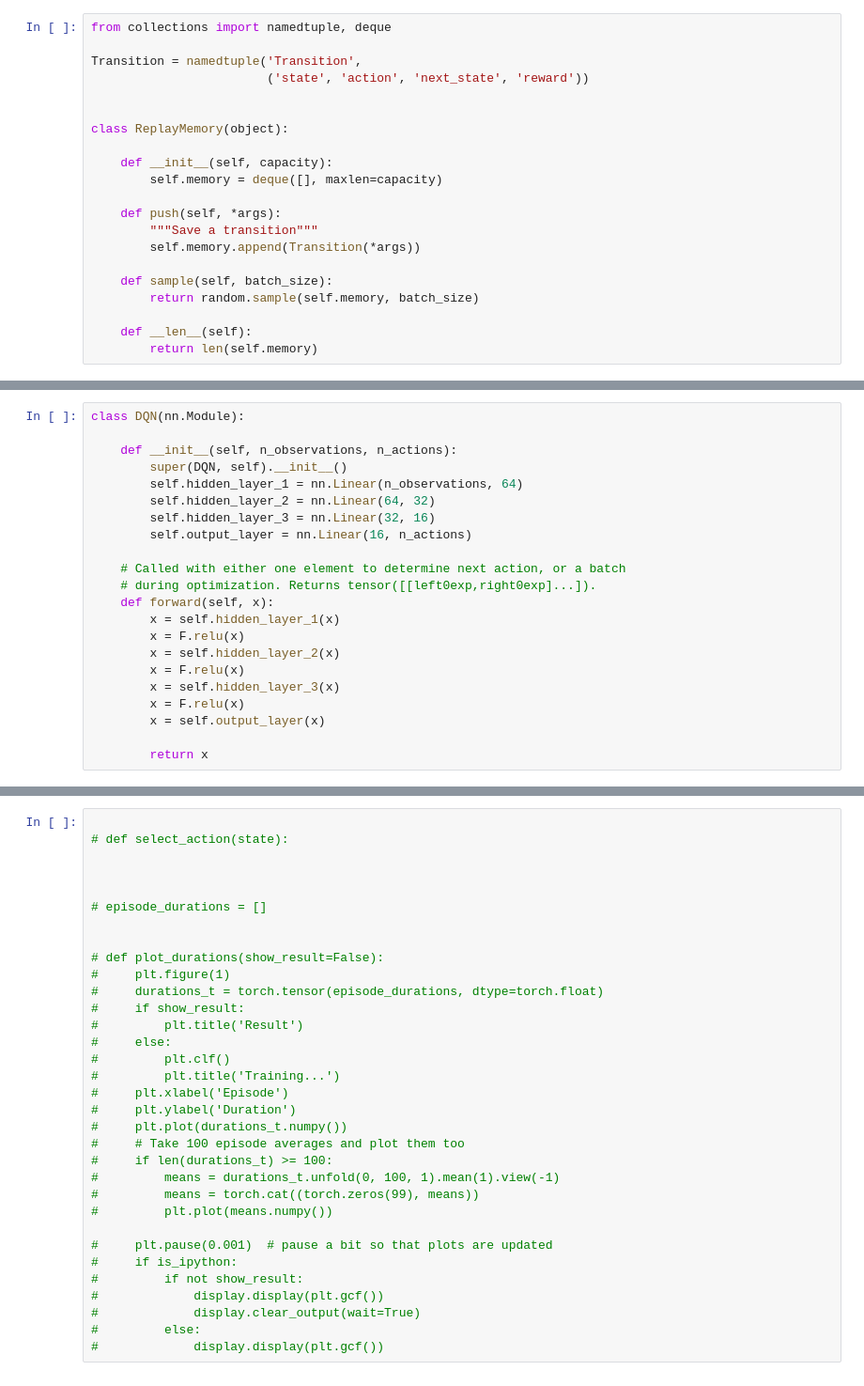
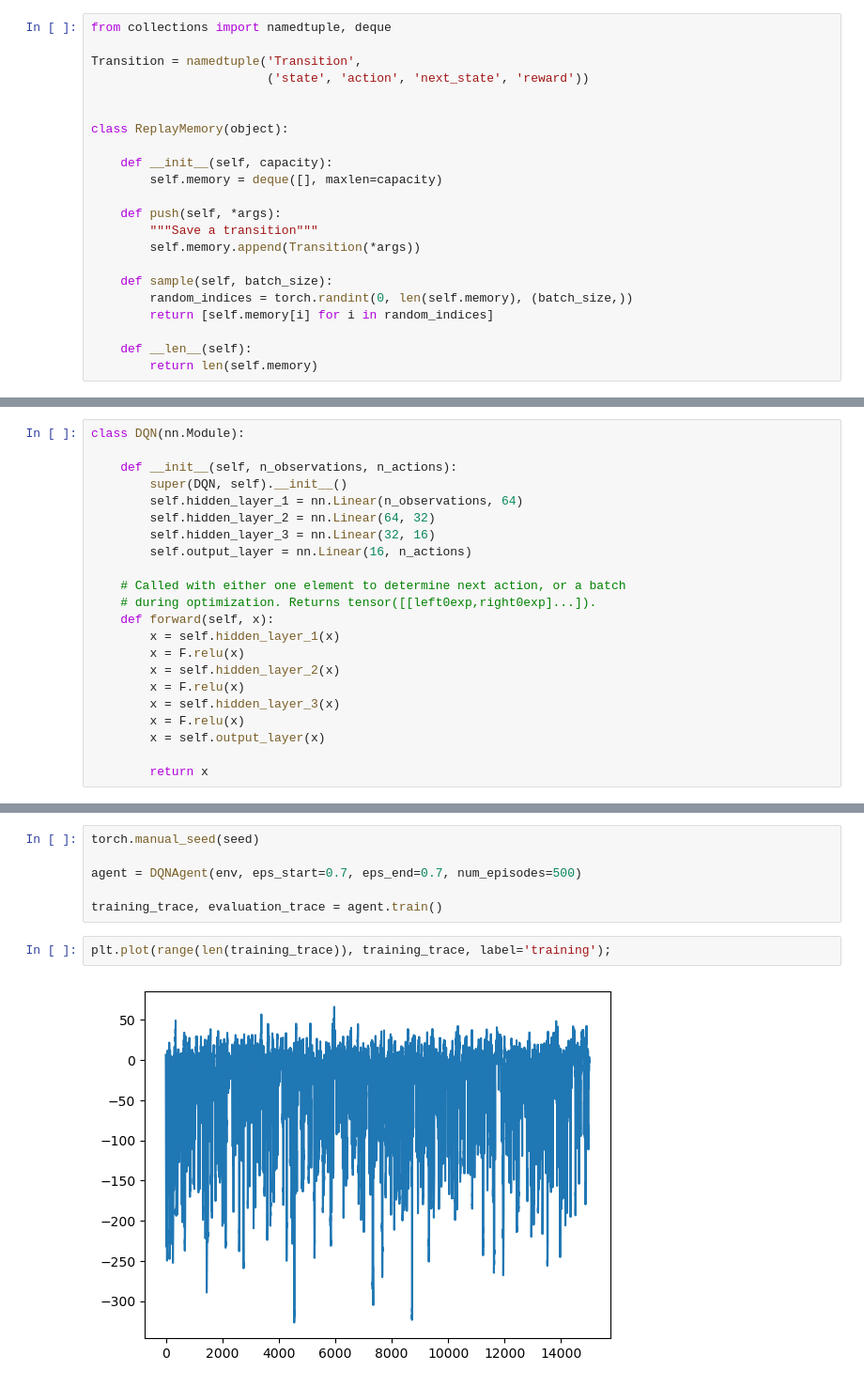
Before and after one commit to codamin/Deep-Q-learning-for-Epidemic-Mitigation, a Jupyter notebook: miniproject1.ipynb, the cells around one changed output, grey strips where cells are left out. Shown: that part at 94% size. Drawn from its saved outputs; the diff is of its cells as text.

Commit message:
fix some bugs, DQN gets good results

```diff
--- a/miniproject1.ipynb
+++ b/miniproject1.ipynb
@@ -428,7 +454,8 @@ class ReplayMemory(object):
         self.memory.append(Transition(*args))
 
     def sample(self, batch_size):
-        return random.sample(self.memory, batch_size)
+        random_indices = torch.randint(0, len(self.memory), (batch_size,))
+        return [self.memory[i] for i in random_indices]
 
     def __len__(self):
         return len(self.memory)
@@ -665,33 +691,10 @@ Text(0, 0.5, 'Frequency')
-# %%
-
-# def select_action(state):
-
-
-
-# episode_durations = []
-
-
-# def plot_durations(show_result=False):
-#     plt.figure(1)
-#     durations_t = torch.tensor(episode_durations, dtype=torch.float)
-#     if show_result:
-#         plt.title('Result')
-#     else:
-#         plt.clf()
-#         plt.title('Training...')
-#     plt.xlabel('Episode')
-#     plt.ylabel('Duration')
-#     plt.plot(durations_t.numpy())
-#     # Take 100 episode averages and plot them too
-#     if len(durations_t) >= 100:
-#         means = durations_t.unfold(0, 100, 1).mean(1).view(-1)
-#         means = torch.cat((torch.zeros(99), means))
-#         plt.plot(means.numpy())
-
-#     plt.pause(0.001)  # pause a bit so that plots are updated
-#     if is_ipython:
-#         if not show_result:
-#             display.display(plt.gcf())
-#             display.clear_output(wait=True)
-#         else:
-#             display.display(plt.gcf())
+# %%
+torch.manual_seed(seed)
+
+agent = DQNAgent(env, eps_start=0.7, eps_end=0.7, num_episodes=500)
+
+training_trace, evaluation_trace = agent.train()
+# %%
+plt.plot(range(len(training_trace)), training_trace, label='training');
+# %% [output]
+[figure, added]
```
Also changed, not shown: parts of 16 cells of this notebook.
